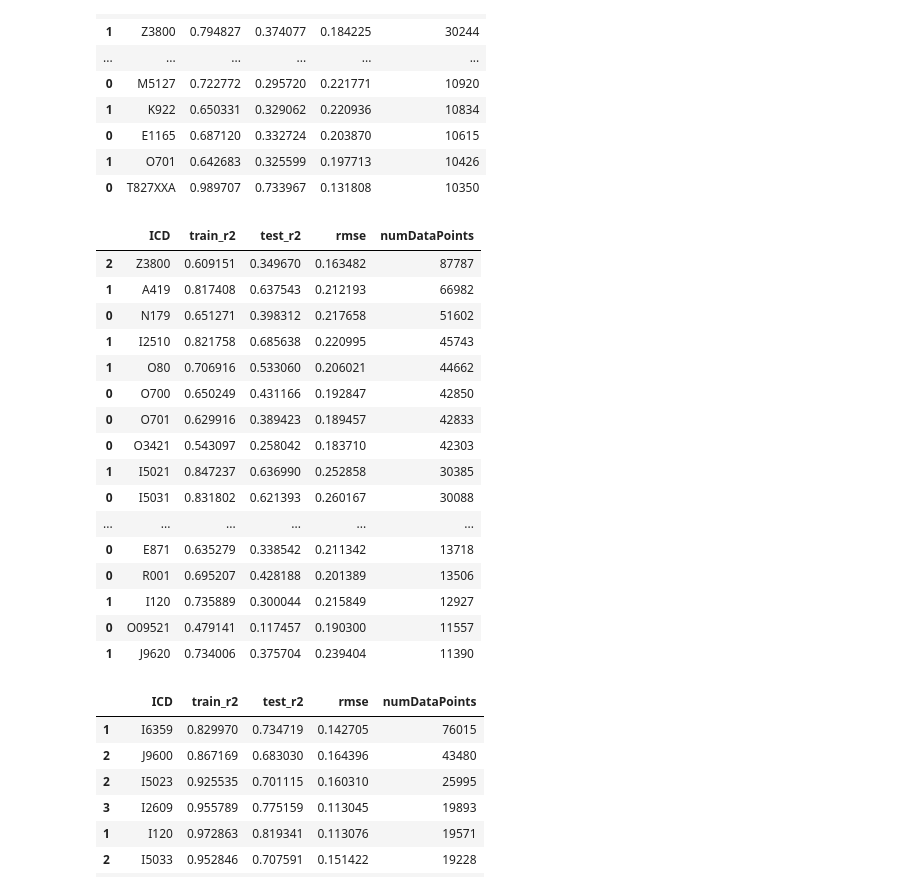
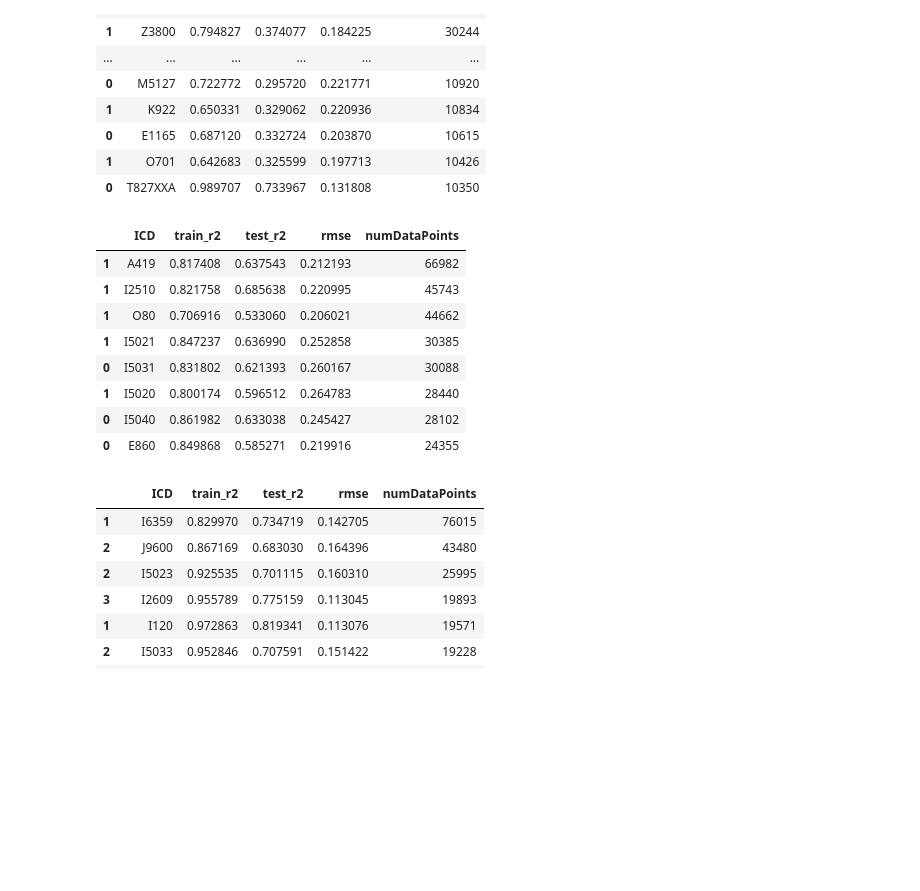
Before and after one commit to mi3nts/environmentalSocialHealth, a Jupyter notebook: notebooks/interpretResults.ipynb, the cells around one changed output. Saved outputs shown, nothing was run; the diff lists cells and outputs as text; code cells hidden in the pictures; blank space fills up the shorter version.

Commit message:
added results from pandas and polars to compare. ready to get icd data for causal analysis

```diff
--- a/notebooks/interpretResults.ipynb
+++ b/notebooks/interpretResults.ipynb
@@ -45,22 +128,15 @@ t3_pandas_df.sort_values(by=['numDataPoints','test_r2'], ascending=[False, False
 # %%
 t3_dense = getFileList('../pandas/Results_nthresh_3_polars_10000/')
 t3_dense_df = results(t3_dense)
-t3_dense_df.sort_values(by=['numDataPoints','test_r2'], ascending=[False, False])
+t3_dense_df = t3_dense_df.sort_values(by=['numDataPoints','test_r2'], ascending=[False, False])
+t3_dense_df[t3_dense_df['test_r2'] > 0.5]
 # %% [output]
 |  | ICD | train_r2 | test_r2 | rmse | numDataPoints |
-| 2 | Z3800 | 0.609151 | 0.349670 | 0.163482 | 87787 |
 | 1 | A419 | 0.817408 | 0.637543 | 0.212193 | 66982 |
-| 0 | N179 | 0.651271 | 0.398312 | 0.217658 | 51602 |
 | 1 | I2510 | 0.821758 | 0.685638 | 0.220995 | 45743 |
 | 1 | O80 | 0.706916 | 0.533060 | 0.206021 | 44662 |
-| 0 | O700 | 0.650249 | 0.431166 | 0.192847 | 42850 |
-| 0 | O701 | 0.629916 | 0.389423 | 0.189457 | 42833 |
-| 0 | O3421 | 0.543097 | 0.258042 | 0.183710 | 42303 |
 | 1 | I5021 | 0.847237 | 0.636990 | 0.252858 | 30385 |
 | 0 | I5031 | 0.831802 | 0.621393 | 0.260167 | 30088 |
-| ... | ... | ... | ... | ... | ... |
-| 0 | E871 | 0.635279 | 0.338542 | 0.211342 | 13718 |
-| 0 | R001 | 0.695207 | 0.428188 | 0.201389 | 13506 |
-| 1 | I120 | 0.735889 | 0.300044 | 0.215849 | 12927 |
-| 0 | O09521 | 0.479141 | 0.117457 | 0.190300 | 11557 |
-| 1 | J9620 | 0.734006 | 0.375704 | 0.239404 | 11390 |
+| 1 | I5020 | 0.800174 | 0.596512 | 0.264783 | 28440 |
+| 0 | I5040 | 0.861982 | 0.633038 | 0.245427 | 28102 |
+| 0 | E860 | 0.849868 | 0.585271 | 0.219916 | 24355 |
```
Also changed, not shown: parts of 9 cells of this notebook, 9 other files.
